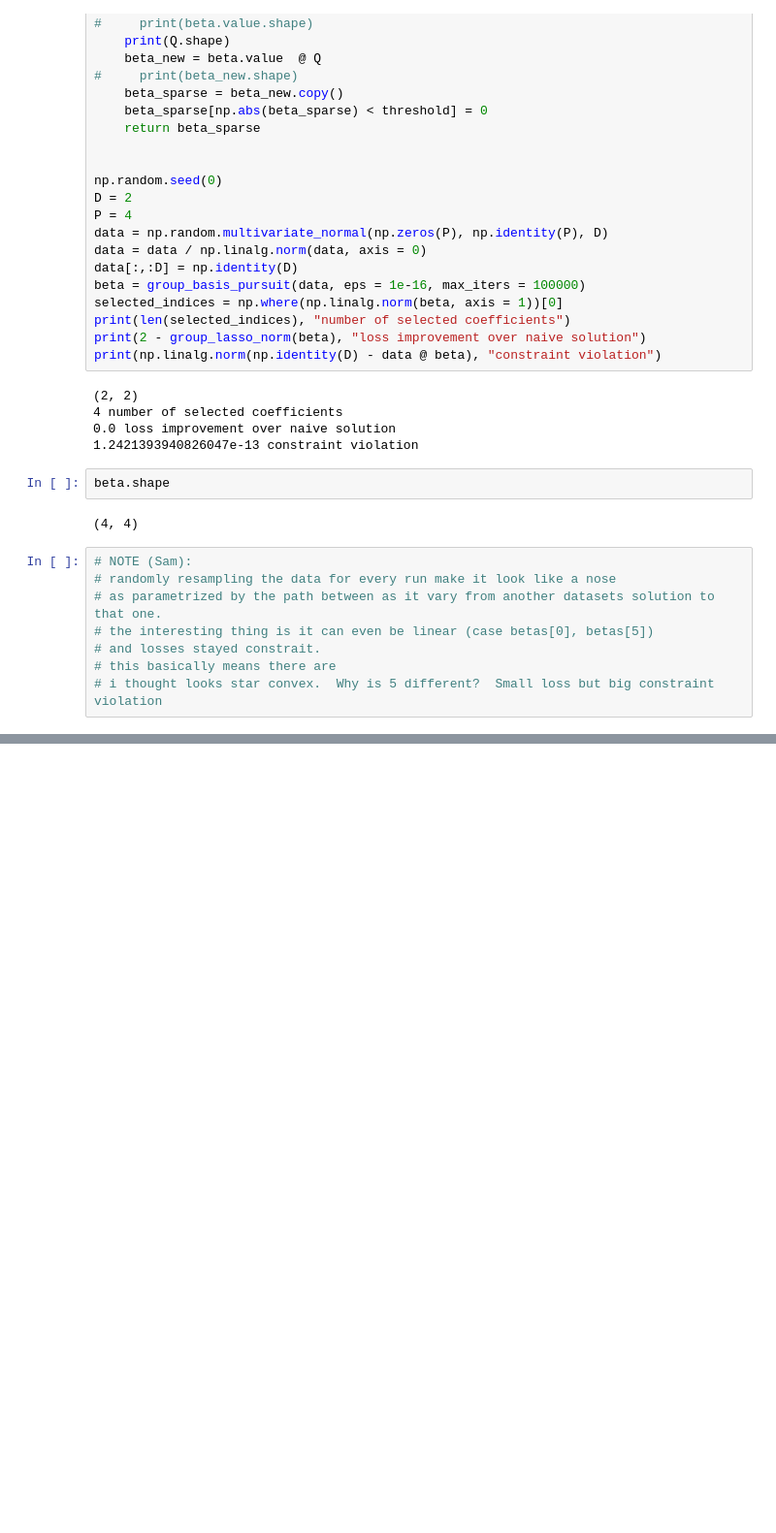
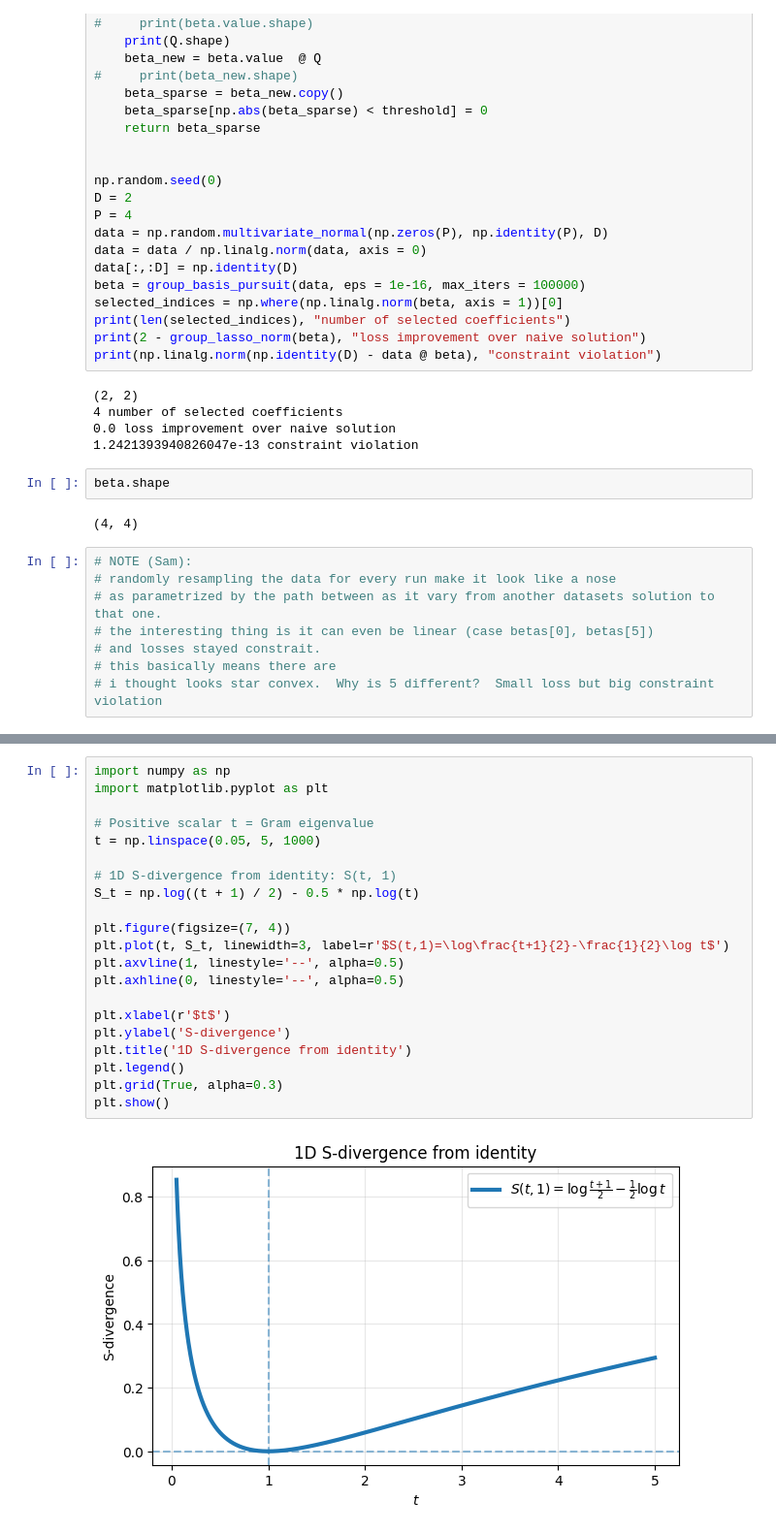
Before and after one commit to sjkoelle/isometry-pursuit, a Jupyter notebook: great_experiments_in_isometry.ipynb, the cells around one changed output, grey strips where cells are left out. Shown at 97% size. Saved outputs shown, nothing was run; the diff lists cells and outputs as text; blank space fills up the shorter version.

```diff
--- a/great_experiments_in_isometry.ipynb
+++ b/great_experiments_in_isometry.ipynb
@@ -626,0 +654,23 @@ beta.shape
+# %%
+import numpy as np
+import matplotlib.pyplot as plt
+
+# Positive scalar t = Gram eigenvalue
+t = np.linspace(0.05, 5, 1000)
+
+# 1D S-divergence from identity: S(t, 1)
+S_t = np.log((t + 1) / 2) - 0.5 * np.log(t)
+
+plt.figure(figsize=(7, 4))
+plt.plot(t, S_t, linewidth=3, label=r'$S(t,1)=\log\frac{t+1}{2}-\frac{1}{2}\log t$')
+plt.axvline(1, linestyle='--', alpha=0.5)
+plt.axhline(0, linestyle='--', alpha=0.5)
+
+plt.xlabel(r'$t$')
+plt.ylabel('S-divergence')
+plt.title('1D S-divergence from identity')
+plt.legend()
+plt.grid(True, alpha=0.3)
+plt.show()
+# %% [output]
+[figure, added]
```
Also changed, not shown: parts of 1 cell of this notebook, 19 other files.
